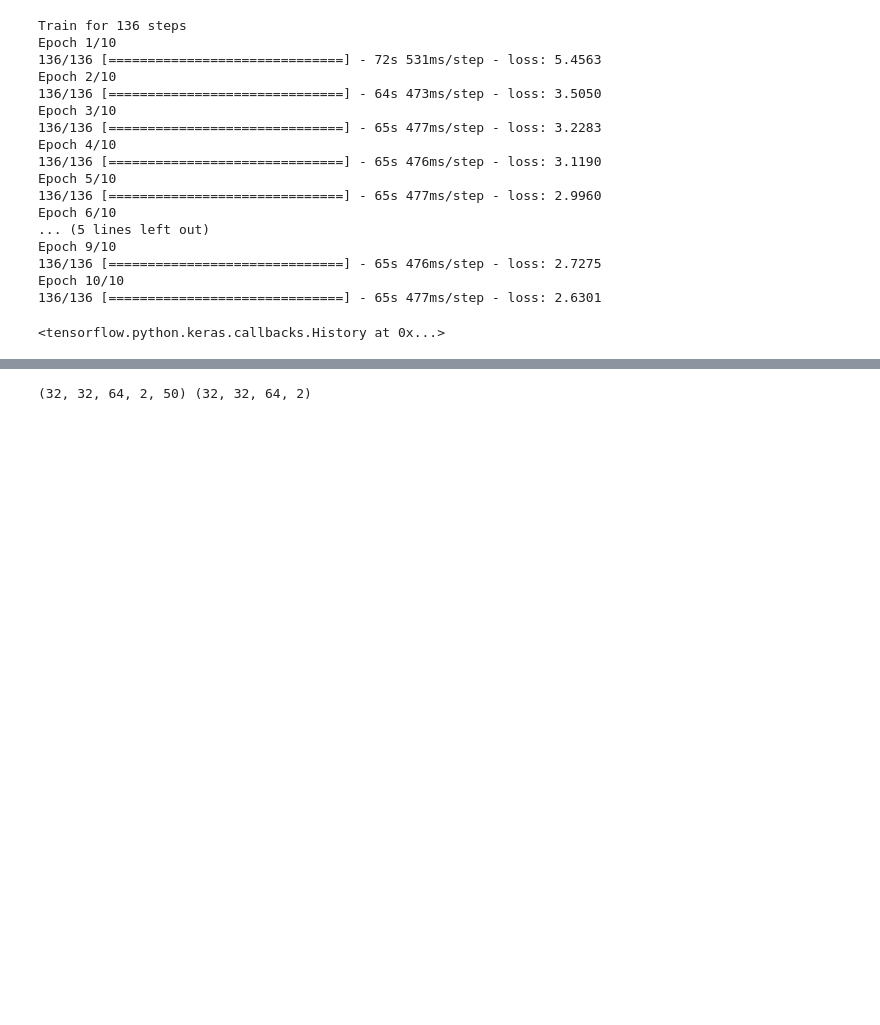
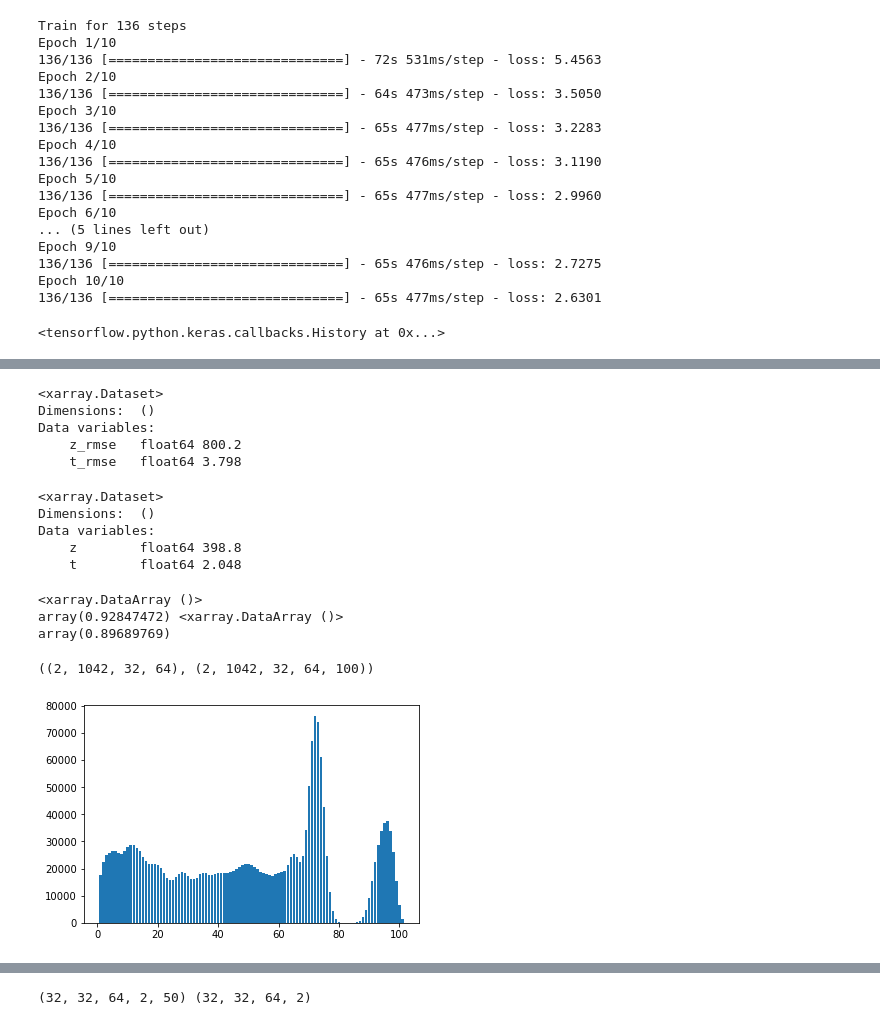
Before and after one commit to sagar-garg/WeatherBench, a Jupyter notebook: nbs_probabilistic/07- Categorical Forecast Implementation.ipynb, the cells around one changed output, grey strips where cells are left out. Saved outputs shown, nothing was run; the diff lists cells and outputs as text; code cells hidden in the pictures; blank space fills up the shorter version.

```diff
--- a/nbs_probabilistic/07- Categorical Forecast Implementation.ipynb
+++ b/nbs_probabilistic/07- Categorical Forecast Implementation.ipynb
@@ -38,8 +38,9 @@ limit_mem()
 args = load_args('../nn_configs/B/81.1-resnet_d3_dr_0.1.yml')
 # %%
 args['train_years']=['2017']
-args['valid_years']=['2018']
-args['test_years']=['2018']
+#args['valid_years']=['2018']
+args['valid_years']=['2018-01-01','2018-03-31']
+args['test_years']=['2018-04-01','2018-12-31']
 args['model_save_dir'] ='/home/garg/data/WeatherBench/predictions/saved_models'
 args['datadir']='/home/garg/data/WeatherBench/5.625deg'
 # %%
@@ -49,7 +52,7 @@ num_bins=args['num_bins']
 # %%
 args['filters'] = [128, 128, 128, 128, 128, 128, 128, 128,
                    128, 128, 128, 128, 128, 128, 128, 128,
-                   128, 128, 128, 128, 2*num_bins]
+                   128, 128, 128, 128, 2*args['num_bins']]
 args['loss'] = 'lat_categorical_loss'
 #could change it directly in build_resnet_categorical fn. Should we?
 # %%
@@ -156,0 +183,59 @@ preds = create_predictions(model, dg_valid, is_categorical=True,
+# %%
+datadir=args['datadir']
+z500_valid = load_test_data(f'{datadir}/geopotential_500', 'z').drop('level')
+t850_valid = load_test_data(f'{datadir}/temperature_850', 't').drop('level')
+valid = xr.merge([z500_valid, t850_valid]).sel(time=preds.time)
+# %%
+ensemblemean=preds.mean('member') #ensemble
+mean_rmse_p=compute_weighted_rmse(valid,ensemblemean).load(); print(mean_rmse_p)
+# %% [output]
+<xarray.Dataset>
+Dimensions:  ()
+Data variables:
+    z_rmse   float64 800.2
+    t_rmse   float64 3.798
+# %%
+crps=compute_weighted_crps(preds,valid).load(); print(crps)
+# %% [output]
+<xarray.Dataset>
+Dimensions:  ()
+Data variables:
+    z        float64 398.8
+    t        float64 2.048
+# %%
+spread=compute_weighted_meanspread(preds).load()
+spread_skill_z=spread.z_mean_spread/mean_rmse_p.z_rmse
+spread_skill_t=spread.t_mean_spread/mean_rmse_p.t_rmse
+print(spread_skill_z, spread_skill_t)
+# %% [output]
+<xarray.DataArray ()>
+array(0.92847472) <xarray.DataArray ()>
+array(0.89689769)
+# %%
+obs.shape, pred.shape
+# %% [output]
+((2, 1042, 32, 64), (2, 1042, 32, 64, 100))
+# %%
+#!pip install rank-histogram
+from ranky import rankz
+obs = np.asarray(valid.to_array(), dtype=np.float32).squeeze();
+obs_z500=obs[0,...].squeeze()
+obs_t850=obs[1,...].squeeze()
+
+mask=np.ones(obs_z500.shape) #useless. #masked where 0/false.
+# %%
+pred=np.asarray(preds.to_array(), dtype=np.float32).squeeze();
+
+shape=pred.shape #maybe we could change shape of pred in create_predcitions() directly
+pred2=pred.reshape(shape[0], shape[4],shape[1], shape[2], shape[3])
+
+pred_z500=pred2[0,...].squeeze()
+pred_t850=pred2[1,...].squeeze()
+# feed into rankz function
+result = rankz(obs_z500, pred_z500, mask)
+# plot histogram
+plt.bar(range(1,pred_z500.shape[0]+2), result[0])
+# view histogram
+plt.show()
+# %% [output]
+[figure, added]
```
Also changed, not shown: parts of 15 cells of this notebook.
